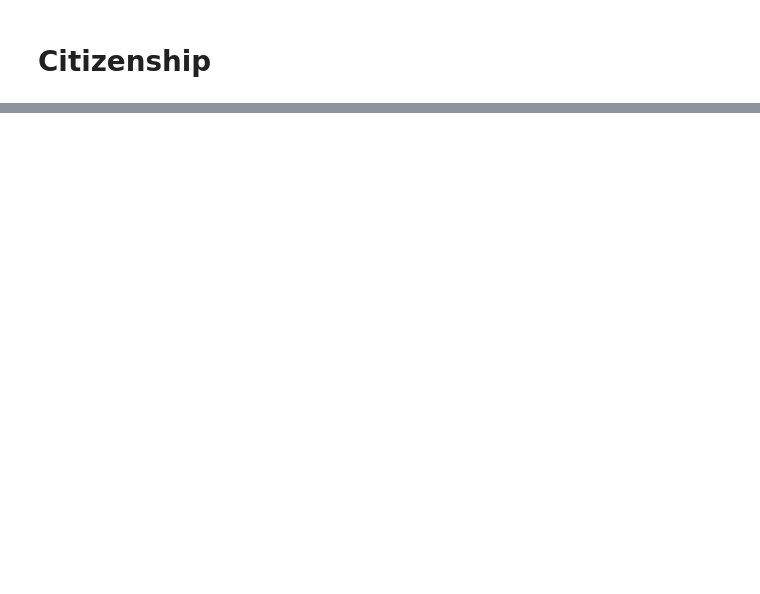
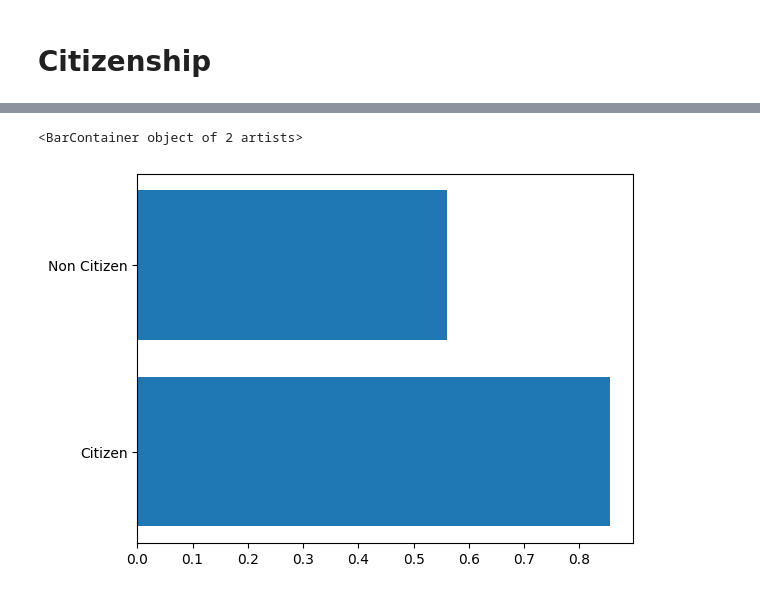
Before and after one commit to saniab27/ai4all_cd_2023, a Jupyter notebook: 04_measure_bias.ipynb, the cells around one changed output, grey strips where cells are left out. Saved outputs shown, nothing was run; the diff lists cells and outputs as text; code cells hidden in the pictures; blank space fills up the shorter version.

```diff
--- a/04_measure_bias.ipynb
+++ b/04_measure_bias.ipynb
@@ -97,8 +117,8 @@ X_test_citizen_2 = X_test[citizen_test == 2]
 y_test_citizen_1 = y_test[citizen_test == 1]
 y_test_citizen_2 = y_test[citizen_test == 2]
 # %%
-test_score_citizen_1 = roc_auc_score(y_test_citizen_1, lr_pipe.predict_proba(X_test_citizen_1)[:, 1])
-test_score_citizen_2 = roc_auc_score(y_test_citizen_2, lr_pipe.predict_proba(X_test_citizen_2)[:, 1])
+test_score_citizen_1 = roc_auc_score(y_test_citizen_1, rf_pipe.predict_proba(X_test_citizen_1)[:, 1])
+test_score_citizen_2 = roc_auc_score(y_test_citizen_2, rf_pipe.predict_proba(X_test_citizen_2)[:, 1])
 # %%
 test_score_citizen_1
 # %% [output]
@@ -109,0 +130,10 @@ test_score_citizen_2
+# %%
+citizenship_roc_auc = pd.DataFrame.from_dict([
+    {"status": "Citizen", "roc_auc": test_score_citizen_1},
+    {"status": "Non Citizen", "roc_auc": test_score_citizen_2},
+])
+
+plt.barh(y = citizenship_roc_auc['status'], width = citizenship_roc_auc['roc_auc'])
+# %% [output]
+<BarContainer object of 2 artists>
+[figure, added]
```
Also changed, not shown: parts of 15 cells of this notebook.
